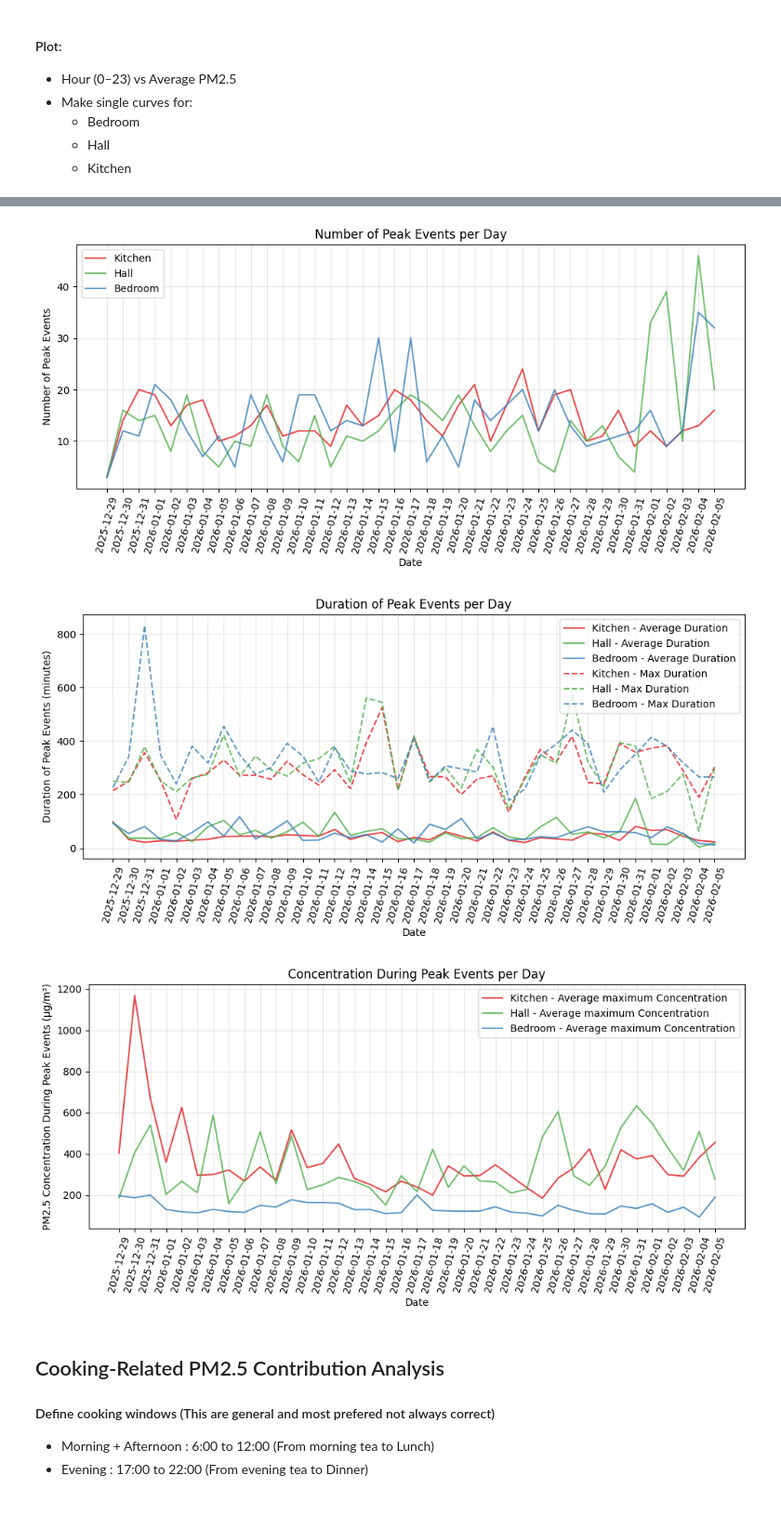
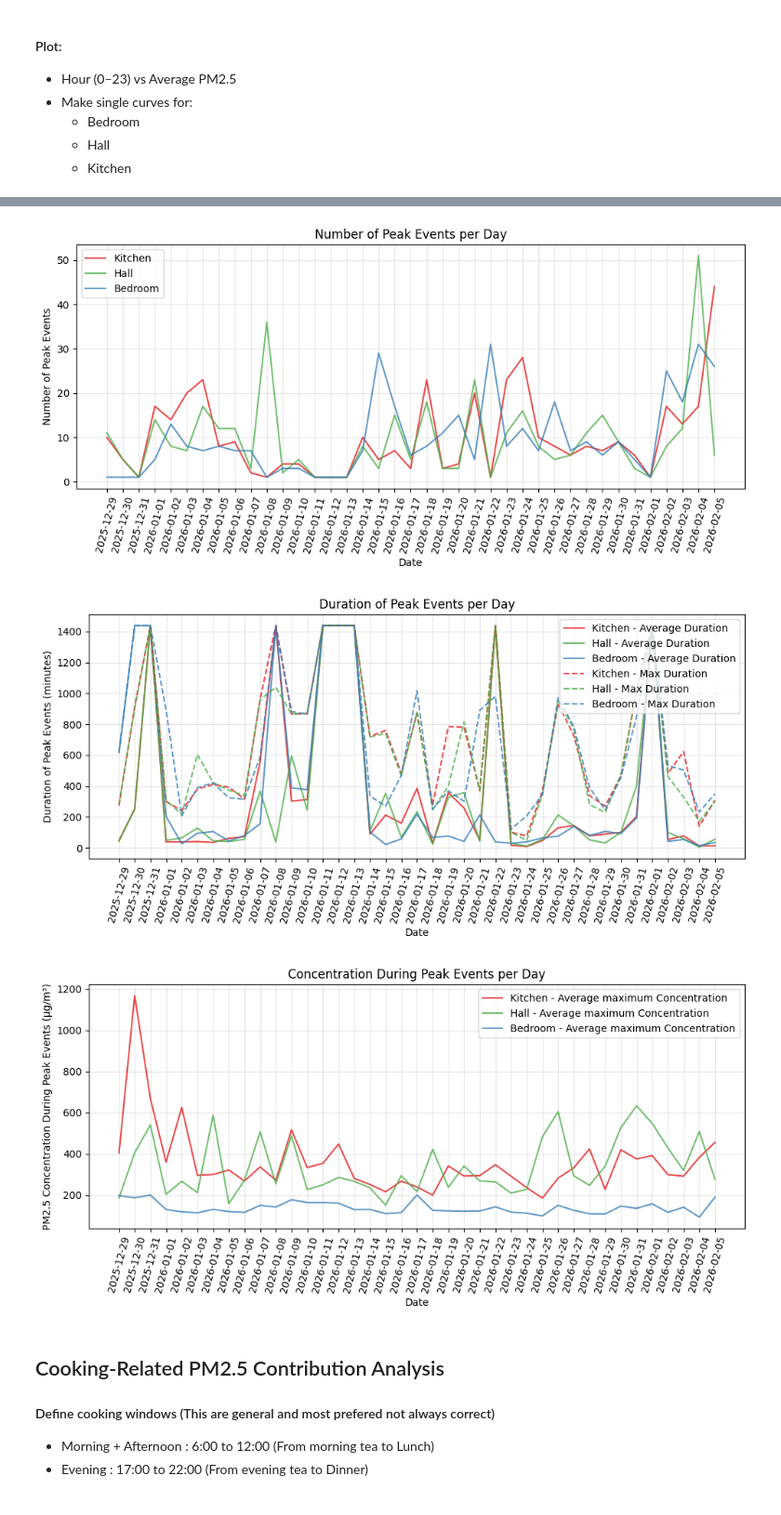
Before and after one commit to Dhruv0306/air-quality-monitoring-esp32, a Jupyter notebook: data_analysis/data_analysis_combined.ipynb, the cells around one changed output, grey strips where cells are left out. Shown at 93% size. Saved outputs shown, nothing was run; the diff lists cells and outputs as text; code cells hidden in the pictures.

Commit message:
Enhance PM2.5 Analysis: Add average calculations for specific time periods, update peak event detection to use base averages, and improve plotting with guideline lines for WHO and India standards.

```diff
--- a/data_analysis/data_analysis_combined.ipynb
+++ b/data_analysis/data_analysis_combined.ipynb
@@ -646,6 +646,23 @@ def diurnal_pattern(kitchen_df=None, hall_df=None, bedroom_df=None):
     hall_hourly_avg = hall_hourly_df.groupby("Hour")["pm2.5atm"].mean()
     kitchen_hourly_avg = kitchen_hourly_df.groupby("Hour")["pm2.5atm"].mean()
 
+    # Print average of pm2.5atm between 5am to 6am and 4pm to 5pm for each room
+    print("Average PM2.5 between 5am to 6am:")
+    print(f"  Kitchen: {kitchen_hourly_avg.get(5, np.nan):.2f} µg/m³")
+    print(f"  Hall: {hall_hourly_avg.get(5, np.nan):.2f} µg/m³")
+    print(f"  Bedroom: {bedroom_hourly_avg.get(5, np.nan):.2f} µg/m³")
+    print("Average PM2.5 between 4pm to 5pm:")
+    print(f"  Kitchen: {kitchen_hourly_avg.get(16, np.nan):.2f} µg/m³")
+    print(f"  Hall: {hall_hourly_avg.get(16, np.nan):.2f} µg/m³")
+    print(f"  Bedroom: {bedroom_hourly_avg.get(16, np.nan):.2f} µg/m³")
+    print("Average PM2.5 between 5am to 6am and 4pm to 5pm:")
+    kitchen_base_avg = (kitchen_hourly_avg.get(5, np.nan) + kitchen_hourly_avg.get(16, np.nan)) / 2
+    hall_base_avg = (hall_hourly_avg.get(5, np.nan) + hall_hourly_avg.get(16, np.nan)) / 2
+    bedroom_base_avg = (bedroom_hourly_avg.get(5, np.nan) + bedroom_hourly_avg.get(16, np.nan)) / 2
+    print(f"  Kitchen: {kitchen_base_avg:.2f} µg/m³")
+    print(f"  Hall: {hall_base_avg:.2f} µg/m³")
+    print(f"  Bedroom: {bedroom_base_avg:.2f} µg/m³")
+
     # Plot the diurnal pattern for each room
     plt.figure(figsize=(15, 6))
     plt.plot(
@@ -669,6 +686,22 @@ def diurnal_pattern(kitchen_df=None, hall_df=None, bedroom_df=None):
         label="Bedroom",
         alpha=0.8,
     )
+
+    # Add horizontal guideline lines for WHO and India limits
+    plt.axhline(
+        y=25,
+        color=who_guideline_colour,
+        linestyle="--",
+        label="WHO 24hr Guideline (25 µg/m³)",
+        linewidth=3,
+    )
+    plt.axhline(
+        y=60,
+        color=india_guideline_colour,
+        linestyle="--",
+        label="India 24hr NAAQS (60 µg/m³)",
+        linewidth=3,
+    )
     plt.xlabel("Hour of the Day")
     plt.xticks(range(0, 24, 1))
     plt.ylabel("Average PM2.5 (µg/m³)")
@@ -680,6 +713,7 @@ def diurnal_pattern(kitchen_df=None, hall_df=None, bedroom_df=None):
     plt.savefig(os.path.join(PLOT_DIR, "Diurnal_Pattern.png"))
     # Show the plot
     plt.show()
+    return kitchen_base_avg, hall_base_avg, bedroom_base_avg
 # %%
-diurnal_pattern(kitchen_df=kitchen, hall_df=hall, bedroom_df=bedroom)
+kitchen_base_avg, hall_base_avg, bedroom_base_avg = diurnal_pattern(kitchen_df=kitchen, hall_df=hall, bedroom_df=bedroom)
 # %% [output]
@@ -1083,5 +1128,5 @@ def peak_event_analysis(kitchen_df=None, hall_df=None, bedroom_df=None):
     # Show the plot
     plt.show()
 # %%
-peak_event_analysis(kitchen_df=kitchen, hall_df=hall, bedroom_df=bedroom)
+peak_event_analysis(kitchen_df=kitchen, hall_df=hall, bedroom_df=bedroom, kitchen_base_avg=kitchen_base_avg, hall_base_avg=hall_base_avg, bedroom_base_avg=bedroom_base_avg)
 # %% [output]
@@ -1103,7 +1148,7 @@ Max duration of peak events (minutes) - Kitchen: 525.00
 Average maximum concentration during peak events (µg/m³) - Kitchen: 358.69
 Max maximum concentration during peak events (µg/m³) - Kitchen: 1169.33
-[figure, old version]
+[figure, new version]
-[figure, old version]
+[figure, new version]
 [figure]
 # %% [markdown]
 ## Cooking-Related PM2.5 Contribution Analysis
```
Also changed, not shown: parts of 6 cells of this notebook, 10 other files.
